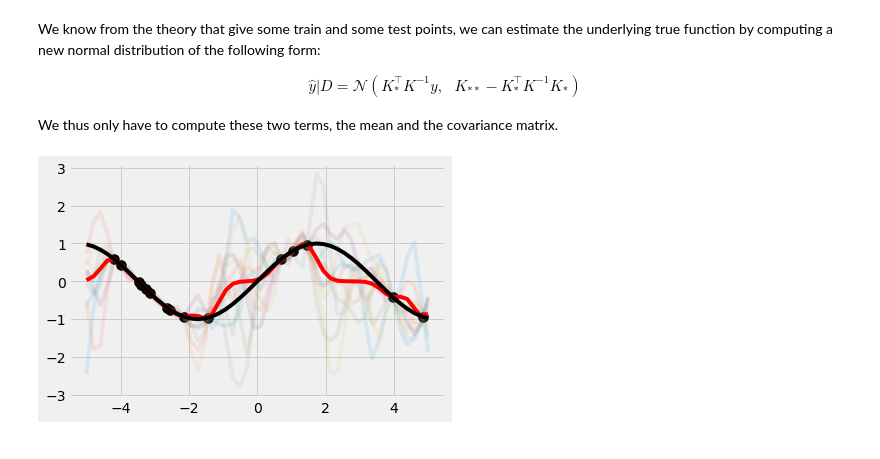
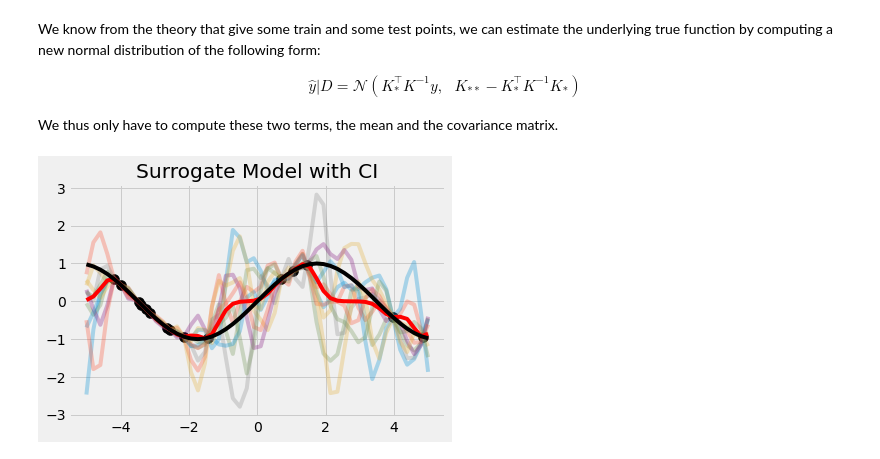
Before and after one commit to TedOiler/bayes_opt_system, a Jupyter notebook: bo/Notebooks/1.GP-from-scratch.ipynb, the cells around one changed output. Cells and saved outputs as stored; diff of their text form; code cells hidden in the pictures.

```diff
--- a/bo/Notebooks/1.GP-from-scratch.ipynb
+++ b/bo/Notebooks/1.GP-from-scratch.ipynb
@@ -137,10 +141,12 @@ f_post = mu + L_Sigma @ Normal
 # L_cov = np.linalg.cholesky(cov)
 # f_post_fast = mu + L_cov @ Normal
 # %%
-plt.plot(x_test, f_post, alpha=.1)
+plt.plot(x_test, f_post, alpha=.3)
 plt.plot(x_test, mu, color="red")
 plt.scatter(x_train, y_train, color="black", s=100)
 plt.plot(x_test, f(x_test), color="black")
+plt.title("Surrogate Model with CI")
+plt.savefig("./figs/gp_posterior.png")
 plt.show()
 # %% [output]
-[figure, old version]
+[figure, new version]
```
Also changed, not shown: parts of 2 cells of this notebook, 17 other files.
